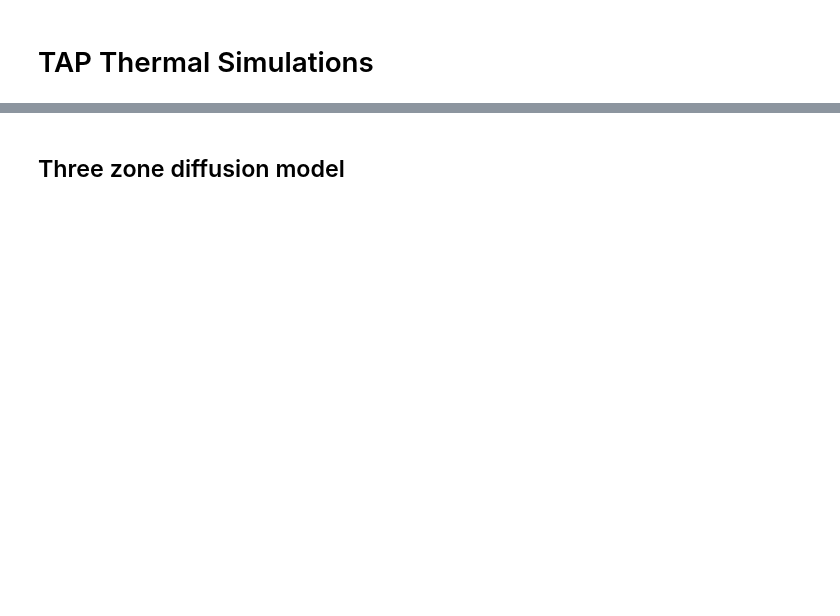
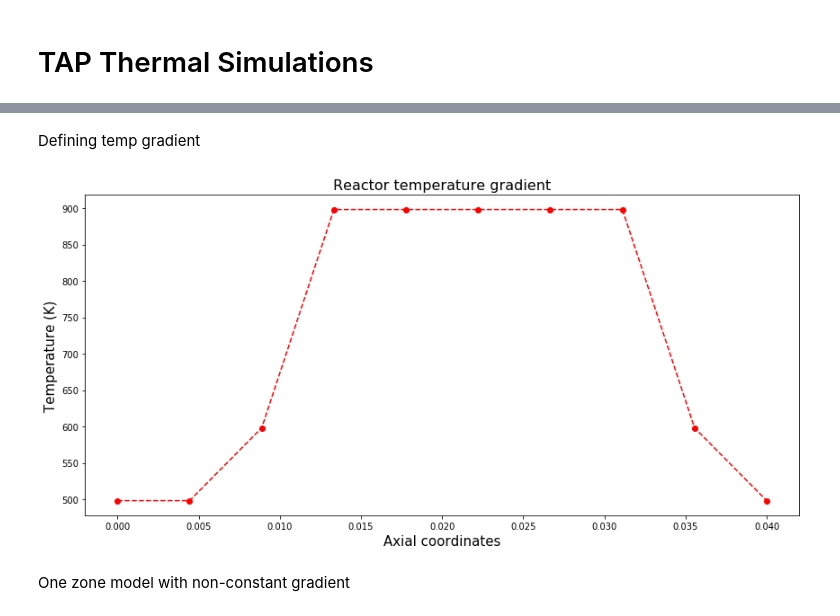
Before and after one commit to GSEL9/tap-thermal, a Jupyter notebook: tapThermal/simulations.ipynb, the cells around one changed output, grey strips where cells are left out. Drawn from its saved outputs; the diff is of its cells as text; code cells hidden in the pictures; blank space fills up the shorter version.

```diff
--- a/tapThermal/simulations.ipynb
+++ b/tapThermal/simulations.ipynb
@@ -167,2 +138,0 @@ plt.ylabel('Temperature (K)', fontsize=(15));
-# %% [markdown]
-## Three zone diffusion model
@@ -310,0 +139,17 @@ plot_exit_flow(time, model)
+# %% [markdown]
+Defining temp gradient
+# %%
+ref_temp = 298.15
+
+temp_measures = [ref_temp + 200, ref_temp + 300,
+                 ref_temp + 600, ref_temp + 600,
+                 ref_temp + 600, ref_temp + 600,
+                 ref_temp + 300, ref_temp + 200]
+gradient = thermal_gradient(space, temp_measures)
+
+plot_temp_gradient(space, gradient)
+plt.tight_layout()
+# %% [output]
+[figure, added]
+# %% [markdown]
+One zone model with non-constant gradient
```
Also changed, not shown: parts of 52 cells of this notebook, 3 other files.
